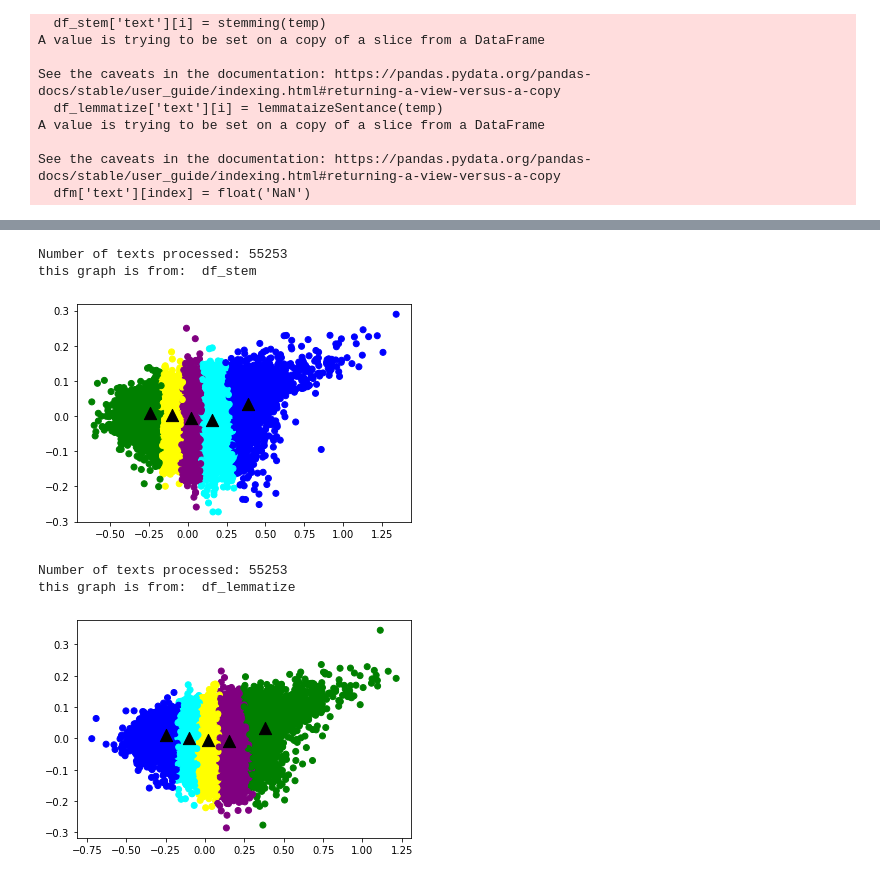
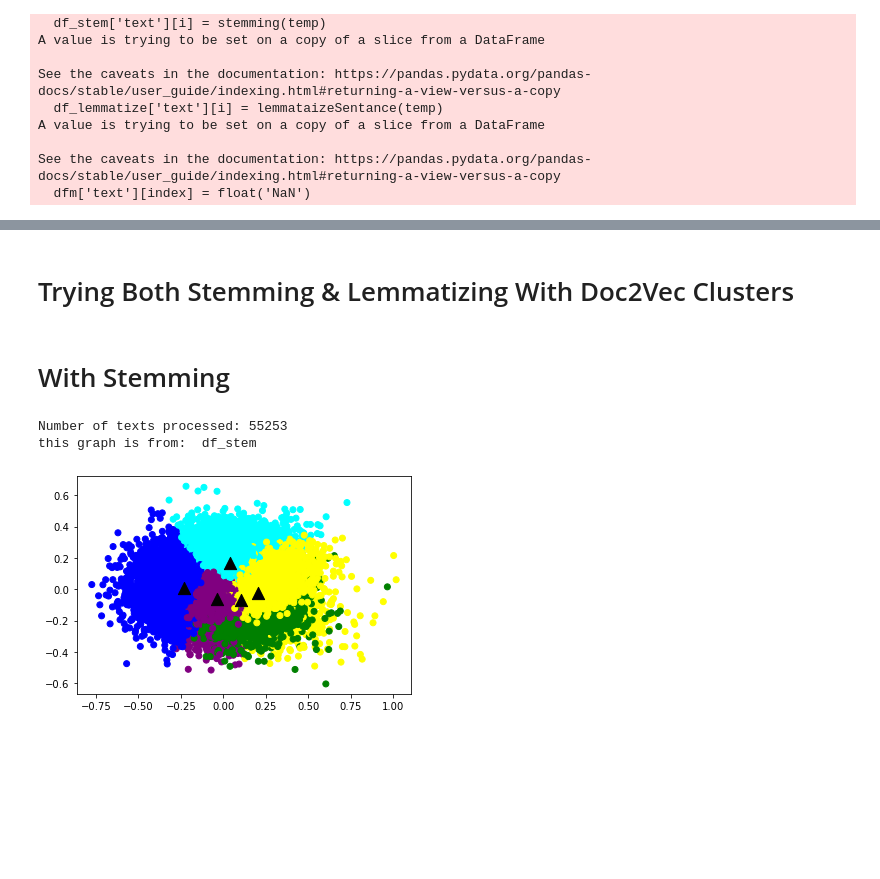
Before and after one commit to matanrog/Data-Science-Final-Project, a Jupyter notebook: Analyzing-Data.ipynb, the cells around one changed output, grey strips where cells are left out. Saved outputs shown, nothing was run; the diff lists cells and outputs as text; code cells hidden in the pictures; blank space fills up the shorter version.

```diff
--- a/Analyzing-Data.ipynb
+++ b/Analyzing-Data.ipynb
@@ -182,3 +255,5 @@ df_stem dataframe saved in "df_stem_token.csv".
+# %% [markdown]
+# Trying Both Stemming & Lemmatizing With Doc2Vec Clusters
 # %%
-# df_lemmatize = pd.read_csv("df_lemmatize_token.csv")
-# df_stem = pd.read_csv("df_stem_token.csv")
+df_lemmatize_Doc2Vec = pd.read_csv("df_lemmatize_token.csv")
+df_stem_Doc2Vec = pd.read_csv("df_stem_token.csv")
@@ -242,11 +260,9 @@ ten_colors = ['#FFFF00', '#008000', '#0000FF', '#800080','#00FFFF','#FF7F50','#F
+# %% [markdown]
+# With Stemming
 # %%
 #Created a cluster of doc2vec & kmeans - 5 clusters
-df_stem_five_cluster = create_clusters(df_stem,5,five_colors, 'df_stem')
-df_lem_five_cluster = create_clusters(df_lemmatize,5,five_colors, 'df_lemmatize')
+df_stem_five_cluster = create_clusters(df_stem_Doc2Vec, 5, five_colors, 'df_stem')
 # %% [output]
 Number of texts processed: 55253
 this graph is from:  df_stem
-[figure, old version]
+[figure, new version]
-Number of texts processed: 55253
-this graph is from:  df_lemmatize
-[figure, removed]
```
Also changed, not shown: parts of 33 cells of this notebook, 1 other file.
